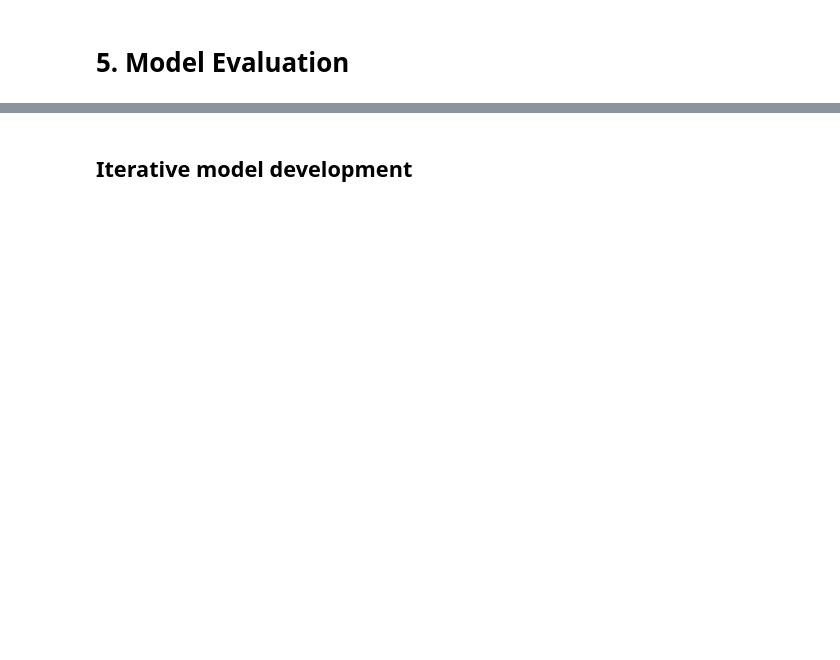
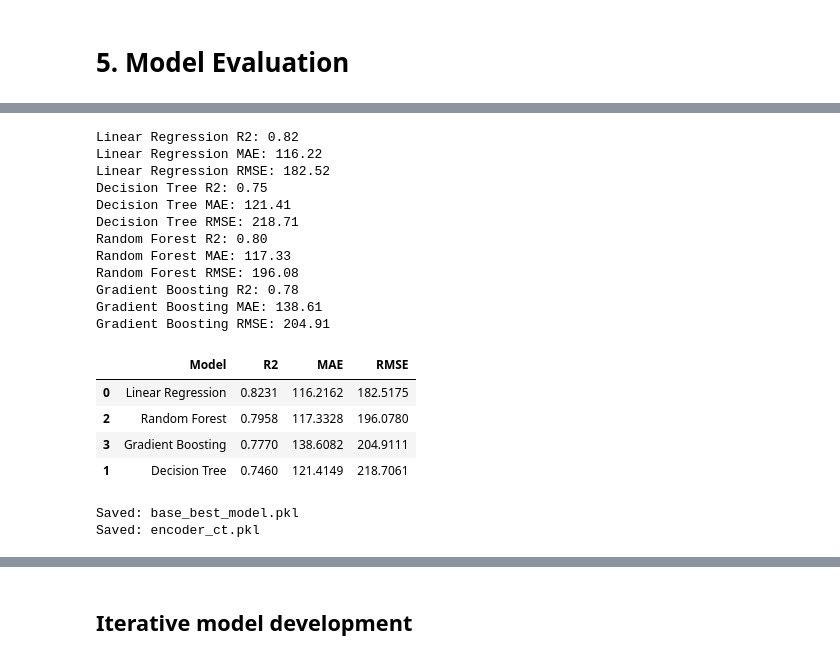
Before and after one commit to Aloysius-Yong/mdlp-project, a Jupyter notebook: mldp.ipynb, the cells around one changed output, grey strips where cells are left out. Saved outputs shown, nothing was run; the diff lists cells and outputs as text; code cells hidden in the pictures; blank space fills up the shorter version.

```diff
--- a/mldp.ipynb
+++ b/mldp.ipynb
@@ -799,0 +648,70 @@ Saved MLDP model to final_price_model_mldp.joblib
+# %%
+# ============================================================
+# 5) Model Evaluation  +  6) Save Base Best Model (LR)
+# 7) Hyperparameter Tuning (RandomizedSearchCV) + Compare Table
+# ============================================================
+
+import numpy as np
+import pandas as pd
+
+from sklearn.metrics import r2_score, mean_absolute_error, mean_squared_error
+from sklearn.linear_model import LinearRegression
+from sklearn.model_selection import RandomizedSearchCV
+
+# ------------------------------------------------------------
+# Helper: evaluate regression model (labsheet-style logs)
+# ------------------------------------------------------------
+def eval_reg(name, model, X_test_used, y_test_used):
+    y_pred = model.predict(X_test_used)
+    r2 = r2_score(y_test_used, y_pred)
+    mae = mean_absolute_error(y_test_used, y_pred)
+    rmse = np.sqrt(mean_squared_error(y_test_used, y_pred))
+    print(f"{name} R2: {r2:.2f}")
+    print(f"{name} MAE: {mae:.2f}")
+    print(f"{name} RMSE: {rmse:.2f}")
+    return {"Model": name, "R2": r2, "MAE": mae, "RMSE": rmse}
+
+# ------------------------------------------------------------
+# 5. Model Evaluation (your 4 base models)
+# ------------------------------------------------------------
+results = []
+results.append(eval_reg("Linear Regression", linr, X_test_enc, y_test))
+results.append(eval_reg("Decision Tree", dtr, X_test_enc, y_test))
+results.append(eval_reg("Random Forest", rfr, X_test_enc, y_test))
+results.append(eval_reg("Gradient Boosting", gbr, X_test_enc, y_test))
+
+results_df = pd.DataFrame(results).sort_values(by="R2", ascending=False)
+results_df[["R2", "MAE", "RMSE"]] = results_df[["R2", "MAE", "RMSE"]].round(4)
+results_df
+# %% [output]
+Linear Regression R2: 0.82
+Linear Regression MAE: 116.22
+Linear Regression RMSE: 182.52
+Decision Tree R2: 0.75
+Decision Tree MAE: 121.41
+Decision Tree RMSE: 218.71
+Random Forest R2: 0.80
+Random Forest MAE: 117.33
+Random Forest RMSE: 196.08
+Gradient Boosting R2: 0.78
+Gradient Boosting MAE: 138.61
+Gradient Boosting RMSE: 204.91
+|  | Model | R2 | MAE | RMSE |
+| 0 | Linear Regression | 0.8231 | 116.2162 | 182.5175 |
+| 2 | Random Forest | 0.7958 | 117.3328 | 196.0780 |
+| 3 | Gradient Boosting | 0.7770 | 138.6082 | 204.9111 |
+| 1 | Decision Tree | 0.7460 | 121.4149 | 218.7061 |
+# %%
+# ------------------------------------------------------------
+# 6. Save Base Best Model (Based on your table: Linear Regression)
+# ------------------------------------------------------------
+import joblib
+
+joblib.dump(linr, "base_best_model.pkl")   ## Save base best model
+joblib.dump(ct, "encoder_ct.pkl")         ## Save encoder used for preprocessing
+
+print("Saved: base_best_model.pkl")
+print("Saved: encoder_ct.pkl")
+# %% [output]
+Saved: base_best_model.pkl
+Saved: encoder_ct.pkl
```
Also changed, not shown: parts of 25 cells of this notebook, 8 other files.
